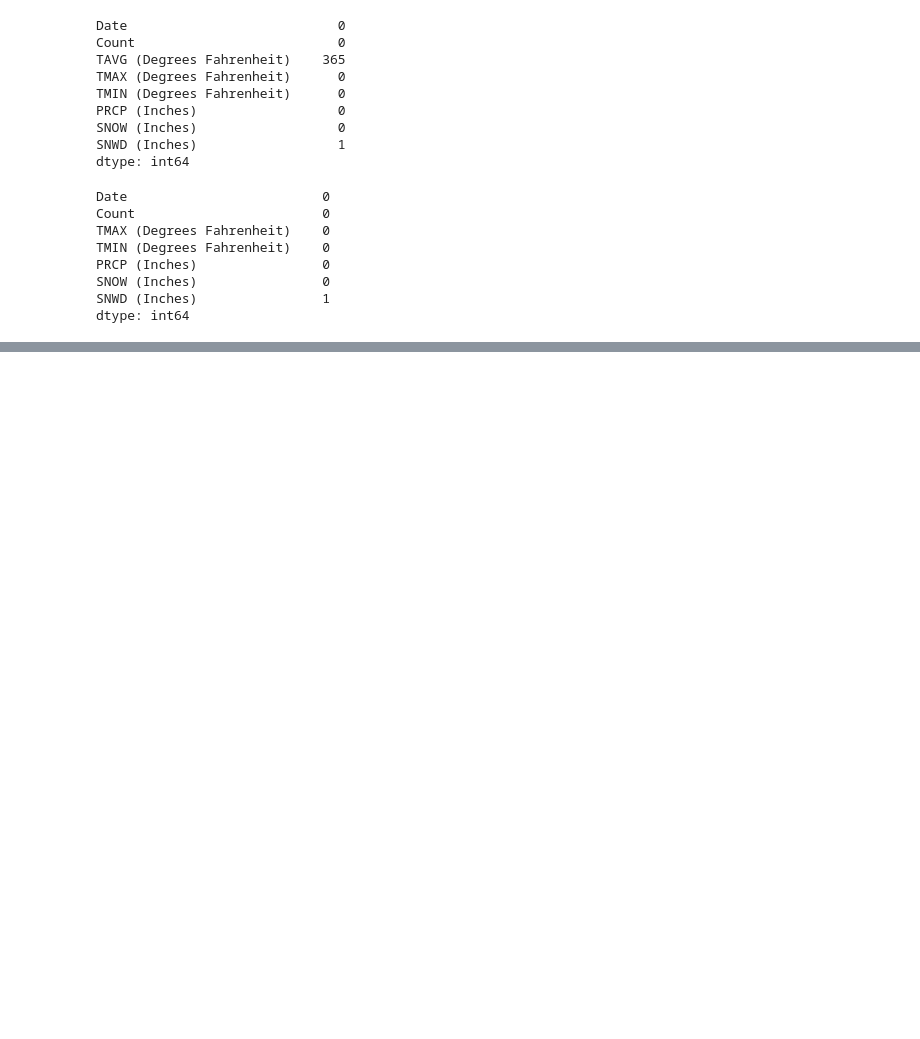
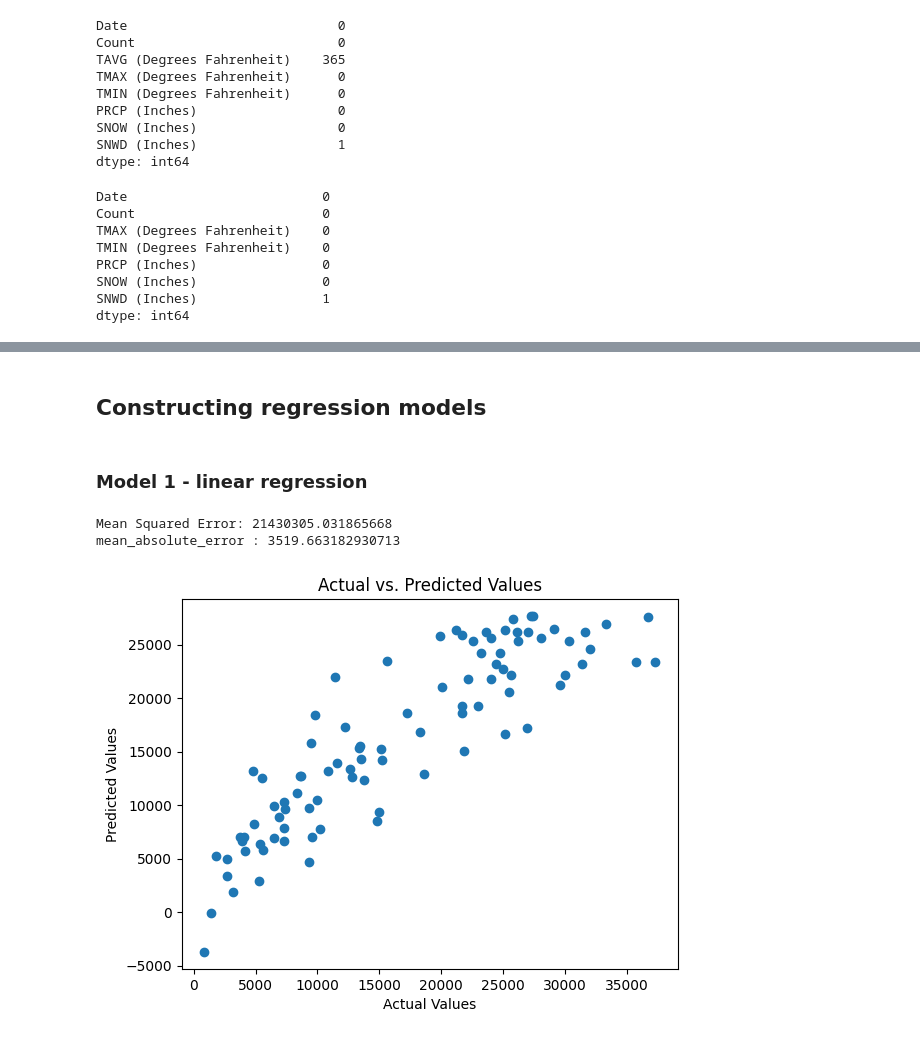
Before and after one commit to mikoMaz/ml_project_2023_24, a Jupyter notebook: ml_project_2023_24.ipynb, the cells around one changed output, grey strips where cells are left out. Cells and saved outputs as stored; diff of their text form; code cells hidden in the pictures; blank space fills up the shorter version.

Commit message:
add models

```diff
--- a/ml_project_2023_24.ipynb
+++ b/ml_project_2023_24.ipynb
@@ -258,0 +271,5 @@ merged_df
+# %%
+X = merged_df.drop(columns='Count')
+y = merged_df['Count']
+
+X_train, X_test, y_train, y_test = train_test_split(X, y, test_size = 0.25)
@@ -258,0 +278,26 @@ merged_df
+# %%
+scaler = MinMaxScaler()
+
+X_train_normalized = scaler.fit_transform(X_train)
+X_test_normalized = scaler.transform(X_test)
+# %% [markdown]
+## Constructing regression models
+# %% [markdown]
+### Model 1 - linear regression
+# %%
+model = LinearRegression().fit(X_train_normalized, y_train)
+y_pred = model.predict(X_test_normalized)
+
+mse = mean_squared_error(y_test, y_pred)
+print(f"Mean Squared Error: {mse}")
+print('mean_absolute_error :', mean_absolute_error(y_test, y_pred))
+
+plt.scatter(y_test, y_pred)
+plt.xlabel("Actual Values")
+plt.ylabel("Predicted Values")
+plt.title("Actual vs. Predicted Values")
+plt.show()
+# %% [output]
+Mean Squared Error: 21430305.031865668
+mean_absolute_error : 3519.663182930713
+[figure, added]
```
Also changed, not shown: parts of 8 cells of this notebook.
